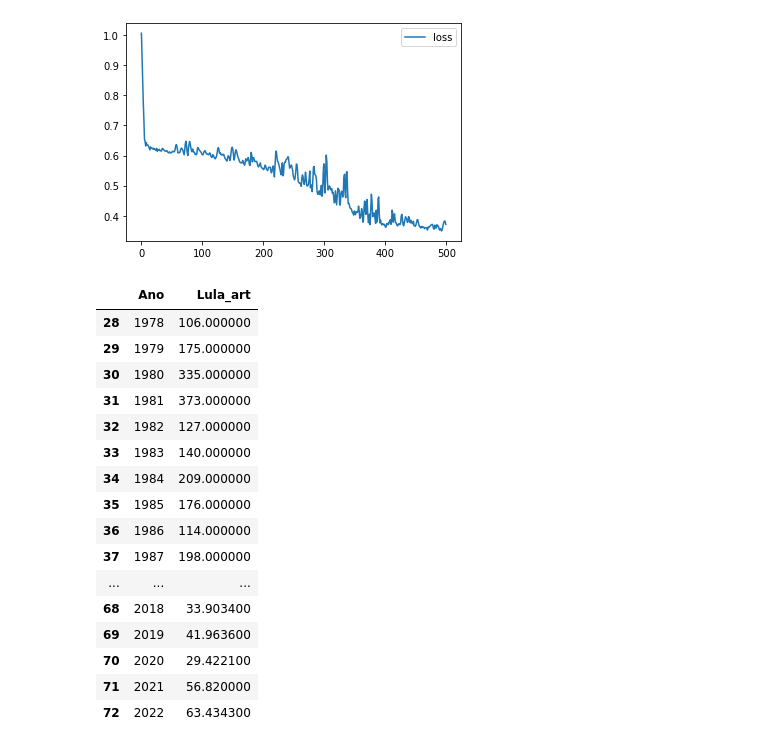
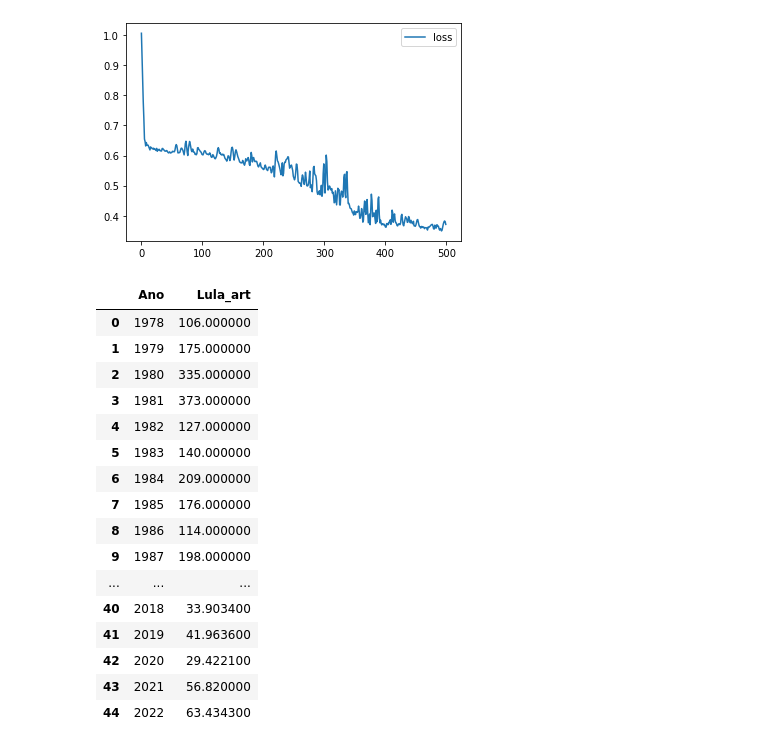
Before and after one commit to Andre13254/Projeto-da-pesca, a Jupyter notebook: Rio de Janeiro/Moluscos/Lulas/Previsões lula artesanal.ipynb, the cells around one changed output. Saved outputs shown, nothing was run; the diff lists cells and outputs as text; code cells hidden in the pictures.

```diff
--- a/Rio de Janeiro/Moluscos/Lulas/Previsões lula artesanal.ipynb
+++ b/Rio de Janeiro/Moluscos/Lulas/Previsões lula artesanal.ipynb
@@ -47,5 +47,5 @@ opt = keras.optimizers.Adam(learning_rate=0.001)
 model.compile(optimizer=opt, loss='mse')
 
 
-history = model.fit(anos_com_dados_norm,pesca_norm, epochs=500, verbose=1)
-model.save_weights('/home/andre/Área de Trabalho/Projeto da pesca/Rio de Janeiro/Moluscos/Lulas/pesos pesca art/.weights.h5', overwrite=True)
+#history = model.fit(anos_com_dados_norm,pesca_norm, epochs=500, verbose=1)
+#model.save_weights('/home/andre/Área de Trabalho/Projeto da pesca/Rio de Janeiro/Moluscos/Lulas/pesos pesca art/.weights.h5', overwrite=True)
@@ -118,26 +99,26 @@ plt.show()
 # %%
 #Planilha com os dados preenchidos
 
 df_previsoes = pd.DataFrame({'Ano':anos_para_prever, 'Lula_art':prev_ausentes.flatten()})
 
-df_preenchido = pd.concat((dados,df_previsoes)).sort_values('Ano')
+df_preenchido = pd.concat((dados,df_previsoes)).sort_values('Ano').reset_index(drop=True)
 
 df_preenchido
 # %% [output]
 |  | Ano | Lula_art |
-| 28 | 1978 | 106.000000 |
-| 29 | 1979 | 175.000000 |
-| 30 | 1980 | 335.000000 |
-| 31 | 1981 | 373.000000 |
-| 32 | 1982 | 127.000000 |
-| 33 | 1983 | 140.000000 |
-| 34 | 1984 | 209.000000 |
-| 35 | 1985 | 176.000000 |
-| 36 | 1986 | 114.000000 |
-| 37 | 1987 | 198.000000 |
+| 0 | 1978 | 106.000000 |
+| 1 | 1979 | 175.000000 |
+| 2 | 1980 | 335.000000 |
+| 3 | 1981 | 373.000000 |
+| 4 | 1982 | 127.000000 |
+| 5 | 1983 | 140.000000 |
+| 6 | 1984 | 209.000000 |
+| 7 | 1985 | 176.000000 |
+| 8 | 1986 | 114.000000 |
+| 9 | 1987 | 198.000000 |
 | ... | ... | ... |
-| 68 | 2018 | 33.903400 |
-| 69 | 2019 | 41.963600 |
-| 70 | 2020 | 29.422100 |
-| 71 | 2021 | 56.820000 |
-| 72 | 2022 | 63.434300 |
+| 40 | 2018 | 33.903400 |
+| 41 | 2019 | 41.963600 |
+| 42 | 2020 | 29.422100 |
+| 43 | 2021 | 56.820000 |
+| 44 | 2022 | 63.434300 |
```
Also changed, not shown: parts of 3 cells of this notebook, 5 other files.
